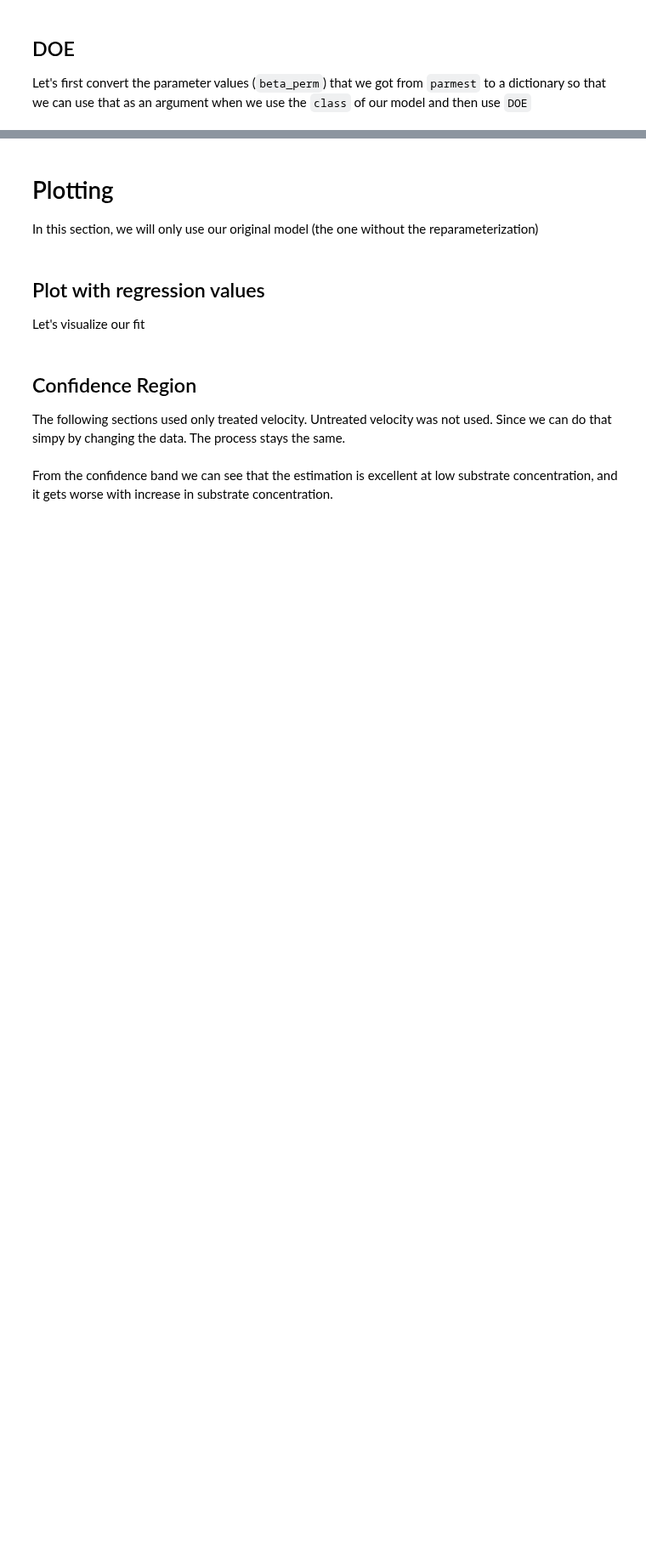
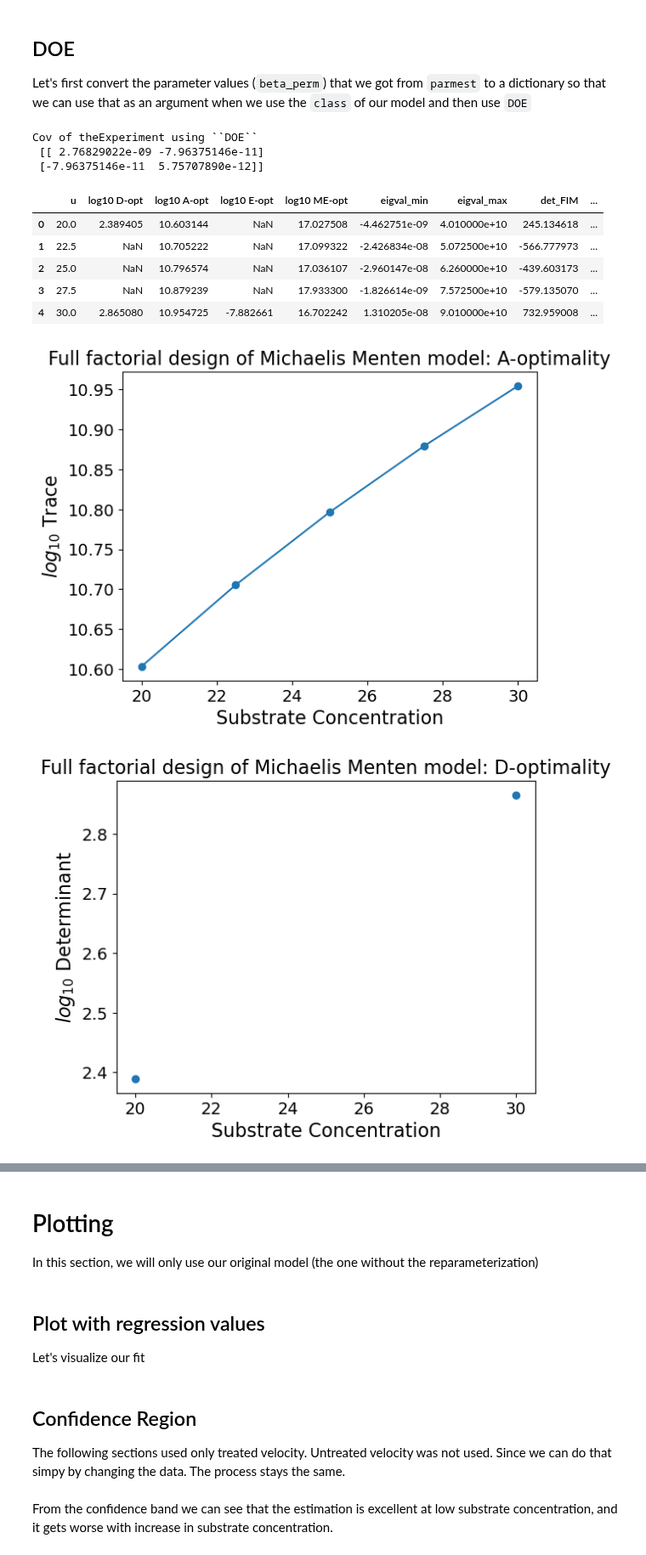
Before and after one commit to smondal13/DOE-Examples, a Jupyter notebook: Examples/Michaelis_Menten_Puromycin_Example.ipynb, the cells around one changed output, grey strips where cells are left out. Shown at 85% size. Cells and saved outputs as stored; diff of their text form; code cells hidden in the pictures; blank space fills up the shorter version.

```diff
--- a/Examples/Michaelis_Menten_Puromycin_Example.ipynb
+++ b/Examples/Michaelis_Menten_Puromycin_Example.ipynb
@@ -726,6 +749,19 @@ def run_reactor_doe(design_ranges):
     # return the `Full factorial` of our design ranges and `FIM` of the experiments
     return FF, FIM_sum
 # %%
-FullFactorial_result, FIM =  run_reactor_doe([20, 30, 5])
+FullFactorial_result_r, FIM_r =  run_reactor_doe([20, 30, 5])
 cov_doe = np.linalg.inv(FIM)
 print("\nCov of theExperiment using ``DOE``\n", cov_doe)
+pd.DataFrame(FullFactorial_result_r)
+# %% [output]
+Cov of theExperiment using ``DOE``
+ [[ 2.76829022e-09 -7.96375146e-11]
+ [-7.96375146e-11  5.75707890e-12]]
+|  | u | log10 D-opt | log10 A-opt | log10 E-opt | log10 ME-opt | eigval_min | eigval_max | det_FIM | ... |
+| 0 | 20.0 | 2.389405 | 10.603144 | NaN | 17.027508 | -4.462751e-09 | 4.010000e+10 | 245.134618 | ... |
+| 1 | 22.5 | NaN | 10.705222 | NaN | 17.099322 | -2.426834e-08 | 5.072500e+10 | -566.777973 | ... |
+| 2 | 25.0 | NaN | 10.796574 | NaN | 17.036107 | -2.960147e-08 | 6.260000e+10 | -439.603173 | ... |
+| 3 | 27.5 | NaN | 10.879239 | NaN | 17.933300 | -1.826614e-09 | 7.572500e+10 | -579.135070 | ... |
+| 4 | 30.0 | 2.865080 | 10.954725 | -7.882661 | 16.702242 | 1.310205e-08 | 9.010000e+10 | 732.959008 | ... |
+[figure, added]
+[figure, added]
```
Also changed, not shown: parts of 6 cells of this notebook, 4 other files.
